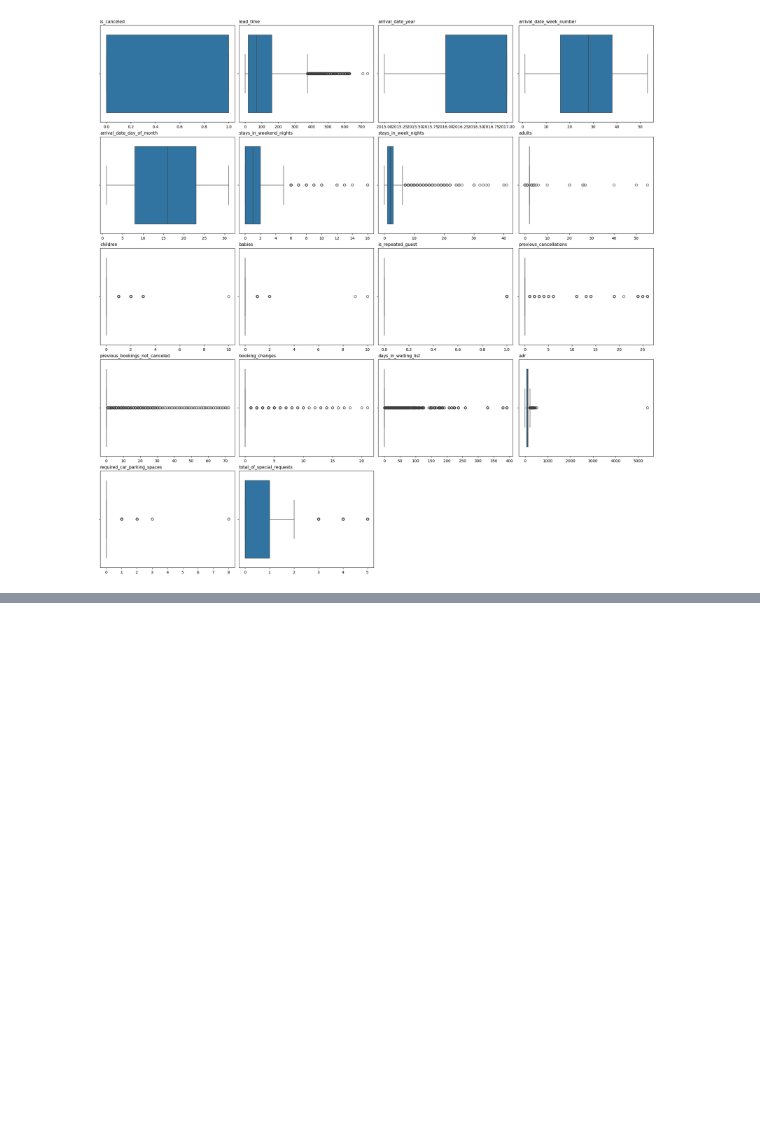
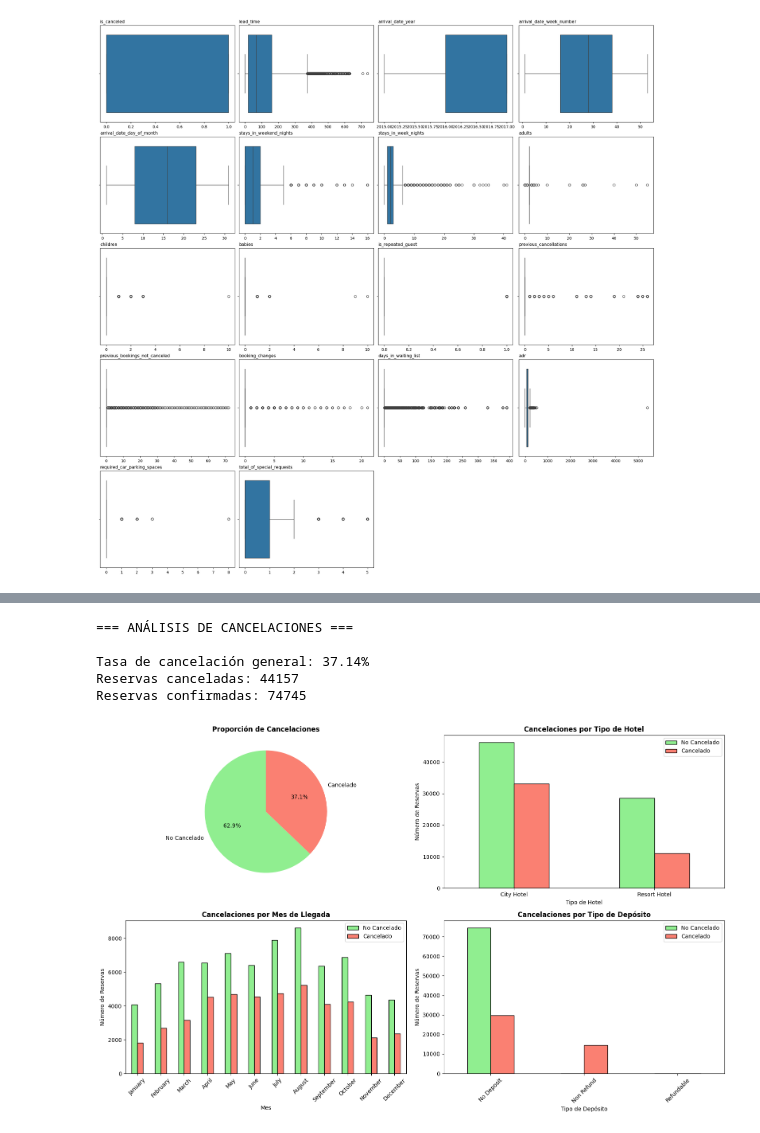
Before and after one commit to acascanzal/EDA-TCD, a Jupyter notebook: main.ipynb, the cells around one changed output, grey strips where cells are left out. Saved outputs shown, nothing was run; the diff lists cells and outputs as text; code cells hidden in the pictures; blank space fills up the shorter version.

Commit message:
Reestructurado el notebook para seguir el enunciado y añadidos más análisis

```diff
--- a/main.ipynb
+++ b/main.ipynb
@@ -156,0 +323,57 @@ atipical_cols = ['lead_time','adults','children','babies','previous_cancellation
+# %%
+# Análisis general de cancelaciones
+print("=== ANÁLISIS DE CANCELACIONES ===\n")
+cancel_rate = (df['is_canceled'].sum() / len(df)) * 100
+print(f"Tasa de cancelación general: {cancel_rate:.2f}%")
+print(f"Reservas canceladas: {df['is_canceled'].sum()}")
+print(f"Reservas confirmadas: {len(df) - df['is_canceled'].sum()}")
+
+# Visualización
+fig, axes = plt.subplots(2, 2, figsize=(16, 10))
+
+# 1. Tasa de cancelación general
+cancel_counts = df['is_canceled'].value_counts()
+colors = ['lightgreen', 'salmon']
+axes[0, 0].pie(cancel_counts, labels=['No Cancelado', 'Cancelado'], autopct='%1.1f%%',
+               colors=colors, startangle=90)
+axes[0, 0].set_title('Proporción de Cancelaciones', fontweight='bold')
+
+# 2. Cancelaciones por tipo de hotel
+cancel_by_hotel = df.groupby(['hotel', 'is_canceled']).size().unstack()
+cancel_by_hotel.plot(kind='bar', ax=axes[0, 1], color=colors, edgecolor='black')
+axes[0, 1].set_title('Cancelaciones por Tipo de Hotel', fontweight='bold')
+axes[0, 1].set_xlabel('Tipo de Hotel')
+axes[0, 1].set_ylabel('Número de Reservas')
+axes[0, 1].legend(['No Cancelado', 'Cancelado'])
+axes[0, 1].tick_params(axis='x', rotation=0)
+
+# 3. Cancelaciones por mes
+cancel_by_month = df.groupby(['arrival_date_month', 'is_canceled']).size().unstack()
+month_order = ['January', 'February', 'March', 'April', 'May', 'June',
+               'July', 'August', 'September', 'October', 'November', 'December']
+cancel_by_month = cancel_by_month.reindex(month_order)
+cancel_by_month.plot(kind='bar', ax=axes[1, 0], color=colors, edgecolor='black')
+axes[1, 0].set_title('Cancelaciones por Mes de Llegada', fontweight='bold')
+axes[1, 0].set_xlabel('Mes')
+axes[1, 0].set_ylabel('Número de Reservas')
+axes[1, 0].legend(['No Cancelado', 'Cancelado'])
+axes[1, 0].tick_params(axis='x', rotation=45)
+
+# 4. Cancelaciones por tipo de depósito
+cancel_by_deposit = df.groupby(['deposit_type', 'is_canceled']).size().unstack()
+cancel_by_deposit.plot(kind='bar', ax=axes[1, 1], color=colors, edgecolor='black')
+axes[1, 1].set_title('Cancelaciones por Tipo de Depósito', fontweight='bold')
+axes[1, 1].set_xlabel('Tipo de Depósito')
+axes[1, 1].set_ylabel('Número de Reservas')
+axes[1, 1].legend(['No Cancelado', 'Cancelado'])
+axes[1, 1].tick_params(axis='x', rotation=45)
+
+plt.tight_layout()
+plt.show()
+# %% [output]
+=== ANÁLISIS DE CANCELACIONES ===
+
+Tasa de cancelación general: 37.14%
+Reservas canceladas: 44157
+Reservas confirmadas: 74745
+[figure, added]
```
Also changed, not shown: parts of 28 cells of this notebook, 1 other file.
